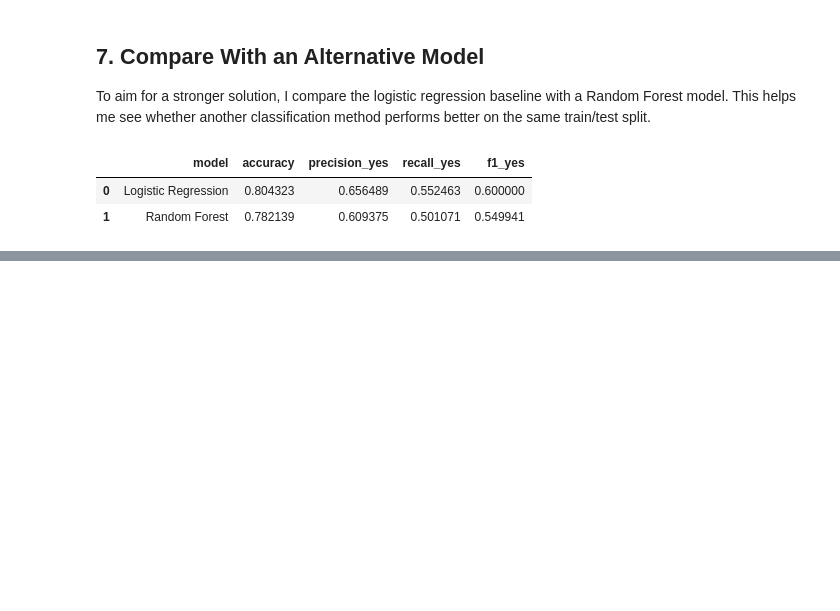
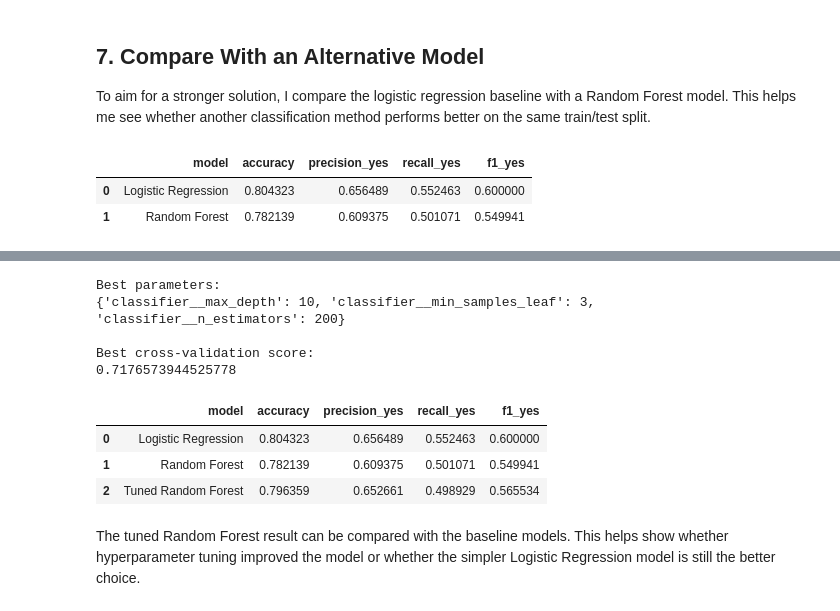
Before and after one commit to Saccor/telecom-churn-prediction, a Jupyter notebook: notebooks/telecom_churn_prediction.ipynb, the cells around one changed output, grey strips where cells are left out. Cells and saved outputs as stored; diff of their text form; code cells hidden in the pictures; blank space fills up the shorter version.

Commit message:
tune random forest model

```diff
--- a/notebooks/telecom_churn_prediction.ipynb
+++ b/notebooks/telecom_churn_prediction.ipynb
@@ -353,0 +360,52 @@ model_comparison
+# %%
+param_grid = {
+    "classifier__n_estimators": [100, 200],
+    "classifier__max_depth": [5, 10, None],
+    "classifier__min_samples_leaf": [1, 3],
+}
+
+grid_search = GridSearchCV(
+    random_forest_model,
+    param_grid,
+    cv=3,
+    scoring="f1_macro",
+    n_jobs=-1,
+)
+
+grid_search.fit(X_train, y_train)
+
+print("Best parameters:")
+print(grid_search.best_params_)
+print("\nBest cross-validation score:")
+print(grid_search.best_score_)
+# %% [output]
+Best parameters:
+{'classifier__max_depth': 10, 'classifier__min_samples_leaf': 3, 'classifier__n_estimators': 200}
+
+Best cross-validation score:
+0.7176573944525778
+# %%
+tuned_rf_model = grid_search.best_estimator_
+tuned_rf_pred = tuned_rf_model.predict(X_test)
+
+tuned_results = pd.DataFrame(
+    [
+        {
+            "model": "Tuned Random Forest",
+            "accuracy": accuracy_score(y_test, tuned_rf_pred),
+            "precision_yes": precision_score(y_test, tuned_rf_pred, pos_label="Yes"),
+            "recall_yes": recall_score(y_test, tuned_rf_pred, pos_label="Yes"),
+            "f1_yes": f1_score(y_test, tuned_rf_pred, pos_label="Yes"),
+        }
+    ]
+)
+
+model_comparison = pd.concat([model_comparison, tuned_results], ignore_index=True)
+model_comparison
+# %% [output]
+|  | model | accuracy | precision_yes | recall_yes | f1_yes |
+| 0 | Logistic Regression | 0.804323 | 0.656489 | 0.552463 | 0.600000 |
+| 1 | Random Forest | 0.782139 | 0.609375 | 0.501071 | 0.549941 |
+| 2 | Tuned Random Forest | 0.796359 | 0.652661 | 0.498929 | 0.565534 |
+# %% [markdown]
+The tuned Random Forest result can be compared with the baseline models. This helps show whether hyperparameter tuning improved the model or whether the simpler Logistic Regression model is still the better choice.
```
Also changed, not shown: parts of 2 cells of this notebook.
